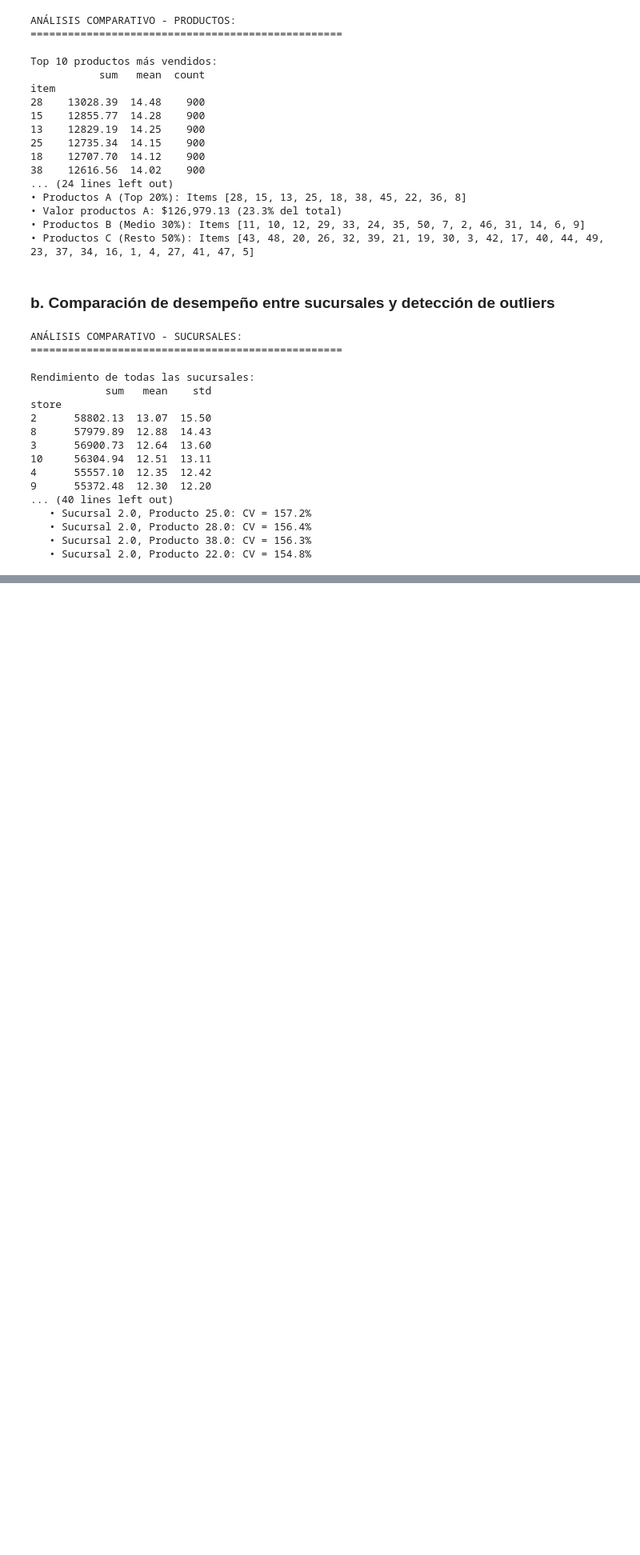
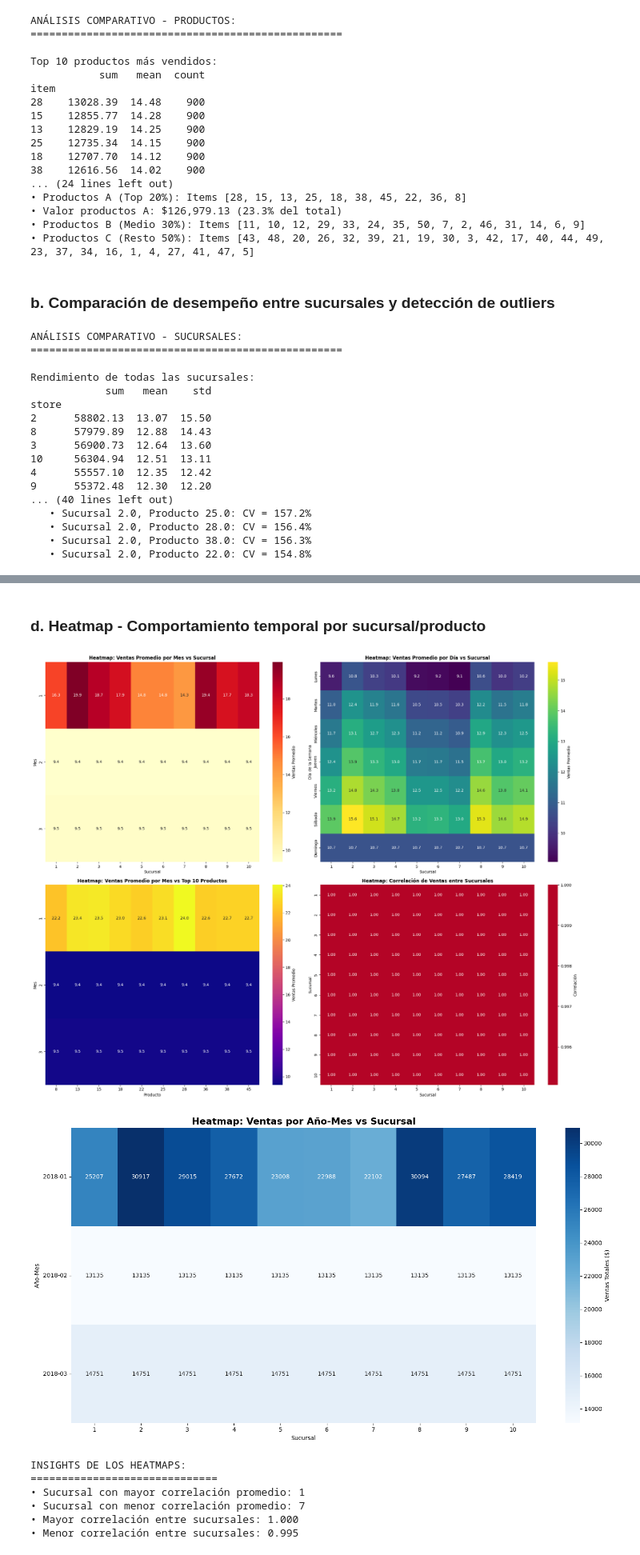
Before and after one commit to j0su3-2019/ProductDevelopment-Proyecto2, a Jupyter notebook: notebooks/Notebook 01_exploratory_data_analysis.ipynb, the cells around one changed output, grey strips where cells are left out. Shown at 80% size. Drawn from its saved outputs; the diff is of its cells as text; code cells hidden in the pictures; blank space fills up the shorter version.

```diff
--- a/notebooks/Notebook 01_exploratory_data_analysis.ipynb
+++ b/notebooks/Notebook 01_exploratory_data_analysis.ipynb
@@ -835,0 +992,76 @@ store
+# %% [markdown]
+### d. Heatmap - Comportamiento temporal por sucursal/producto
+# %%
+# Crear varios heatmaps para diferentes análisis
+fig, axes = plt.subplots(2, 2, figsize=(20, 16))
+
+# 1. Heatmap: Ventas por Mes vs Sucursal
+ventas_mes_sucursal = df.groupby(['month', 'store'])['sales'].mean().unstack()
+sns.heatmap(ventas_mes_sucursal, annot=True, fmt='.1f', cmap='YlOrRd',
+            ax=axes[0,0], cbar_kws={'label': 'Ventas Promedio'})
+axes[0,0].set_title('Heatmap: Ventas Promedio por Mes vs Sucursal', fontsize=12, fontweight='bold')
+axes[0,0].set_xlabel('Sucursal')
+axes[0,0].set_ylabel('Mes')
+
+# 2. Heatmap: Ventas por Día de Semana vs Sucursal
+ventas_dia_sucursal = df.groupby(['day_of_week', 'store'])['sales'].mean().unstack()
+dias_labels = ['Lunes', 'Martes', 'Miércoles', 'Jueves', 'Viernes', 'Sábado', 'Domingo']
+ventas_dia_sucursal.index = dias_labels
+sns.heatmap(ventas_dia_sucursal, annot=True, fmt='.1f', cmap='viridis',
+            ax=axes[0,1], cbar_kws={'label': 'Ventas Promedio'})
+axes[0,1].set_title('Heatmap: Ventas Promedio por Día vs Sucursal', fontsize=12, fontweight='bold')
+axes[0,1].set_xlabel('Sucursal')
+axes[0,1].set_ylabel('Día de la Semana')
+
+# 3. Heatmap: Ventas por Mes vs Top 10 Productos
+top_10_items = ventas_por_producto.head(10).index
+df_top_items = df[df['item'].isin(top_10_items)]
+ventas_mes_producto = df_top_items.groupby(['month', 'item'])['sales'].mean().unstack()
+sns.heatmap(ventas_mes_producto, annot=True, fmt='.1f', cmap='plasma',
+            ax=axes[1,0], cbar_kws={'label': 'Ventas Promedio'})
+axes[1,0].set_title('Heatmap: Ventas Promedio por Mes vs Top 10 Productos', fontsize=12, fontweight='bold')
+axes[1,0].set_xlabel('Producto')
+axes[1,0].set_ylabel('Mes')
+
+# 4. Heatmap: Correlación entre Sucursales
+ventas_pivot_sucursales = df.pivot_table(values='sales', index='date', columns='store', aggfunc='sum')
+corr_sucursales = ventas_pivot_sucursales.corr()
+sns.heatmap(corr_sucursales, annot=True, fmt='.2f', cmap='coolwarm', center=0,
+            ax=axes[1,1], cbar_kws={'label': 'Correlación'})
+axes[1,1].set_title('Heatmap: Correlación de Ventas entre Sucursales', fontsize=12, fontweight='bold')
+axes[1,1].set_xlabel('Sucursal')
+axes[1,1].set_ylabel('Sucursal')
+
+plt.tight_layout()
+plt.show()
+
+# Heatmap adicional - Ventas por Año-Mes vs Sucursal
+plt.figure(figsize=(15, 8))
+df['year_month'] = df['date'].dt.to_period('M').astype(str)
+ventas_año_mes_sucursal = df.groupby(['year_month', 'store'])['sales'].sum().unstack()
+
+sns.heatmap(ventas_año_mes_sucursal, annot=True, fmt='.0f', cmap='Blues',
+            cbar_kws={'label': 'Ventas Totales ($)'})
+plt.title('Heatmap: Ventas por Año-Mes vs Sucursal', fontsize=16, fontweight='bold')
+plt.xlabel('Sucursal')
+plt.ylabel('Año-Mes')
+plt.xticks(rotation=0)
+plt.yticks(rotation=0)
+plt.tight_layout()
+plt.show()
+
+print("INSIGHTS DE LOS HEATMAPS:")
+print("=" * 30)
+print(f"• Sucursal con mayor correlación promedio: {corr_sucursales.mean().idxmax()}")
+print(f"• Sucursal con menor correlación promedio: {corr_sucursales.mean().idxmin()}")
+print(f"• Mayor correlación entre sucursales: {corr_sucursales.where(corr_sucursales != 1).max().max():.3f}")
+print(f"• Menor correlación entre sucursales: {corr_sucursales.where(corr_sucursales != 1).min().min():.3f}")
+# %% [output]
+[figure, added]
+[figure, added]
+INSIGHTS DE LOS HEATMAPS:
+==============================
+• Sucursal con mayor correlación promedio: 1
+• Sucursal con menor correlación promedio: 7
+• Mayor correlación entre sucursales: 1.000
+• Menor correlación entre sucursales: 0.995
```
Also changed, not shown: parts of 14 cells of this notebook.
